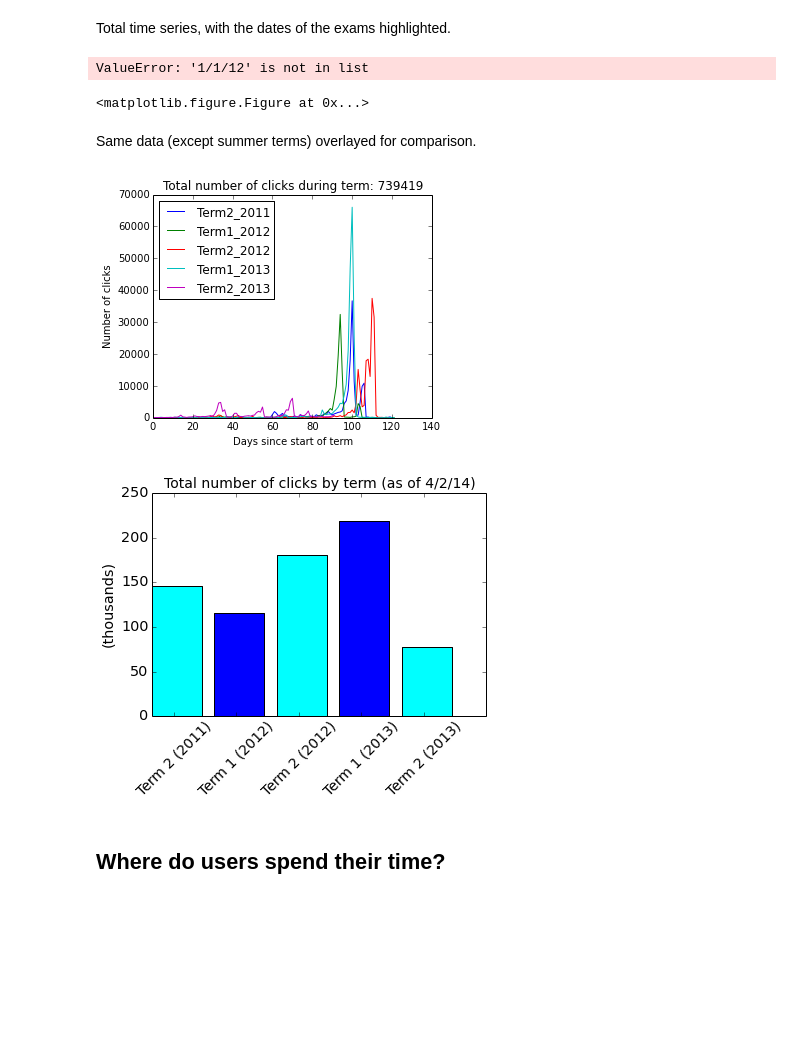
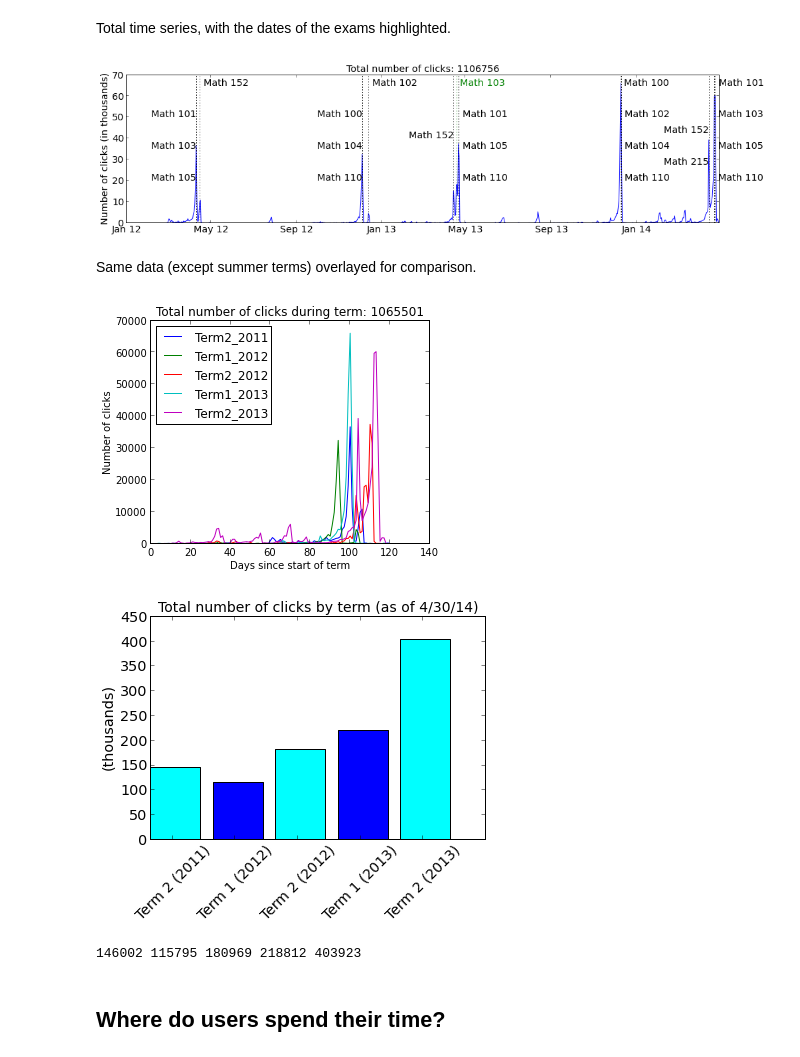
Before and after one commit to MathEducationResources/google-analytics, a Jupyter notebook: mer_py_google_analytics.ipynb, the cells around one changed output. Cells and saved outputs as stored; diff of their text form; code cells hidden in the pictures; blank space fills up the shorter version.

```diff
--- a/mer_py_google_analytics.ipynb
+++ b/mer_py_google_analytics.ipynb
@@ -29,7 +29,7 @@ Populating the interactive namespace from numpy and matplotlib
 # %% [markdown]
 Load data set, then do some clean up to reduce down to only valid course names.
 # %%
-dict_all,date_clicks,num_clicks = data_to_dict_clickdates_clickscount('MER_201404.csv')
+dict_all,date_clicks,num_clicks = data_to_dict_clickdates_clickscount('MER_20140430.csv')
 clean_dict(dict_all,['MATH100','MATH101','MATH102','MATH103','MATH104','MATH105','MATH110','MATH152','MATH215','MATH220','MATH221','MATH257'])
 current_term_dict = dict(dict_all)
 clean_dict(current_term_dict,['MATH101','MATH103','MATH105'])
@@ -46,8 +46,7 @@ plt.figure(figsize(16,4))
 plot_total_clicks_time_series(date_clicks, num_clicks)
 plt.savefig('total_number_of_clicks_time_series.png')
 # %% [output]
-ValueError: '1/1/12' is not in list
-<matplotlib.figure.Figure at 0x...>
+[figure, added]
 # %% [markdown]
 Same data (except summer terms) overlayed for comparison.
 # %%
@@ -55,7 +54,7 @@ Term2_2011 = num_clicks[date_clicks.index('1/1/12'):date_clicks.index('5/1/12')]
 Term1_2012 = num_clicks[date_clicks.index('9/1/12'):date_clicks.index('1/1/13')]
 Term2_2012 = num_clicks[date_clicks.index('1/1/13'):date_clicks.index('5/1/13')]
 Term1_2013 = num_clicks[date_clicks.index('9/1/13'):date_clicks.index('1/1/14')]
-Term2_2013 = num_clicks[date_clicks.index('1/1/14'):]
+Term2_2013 = num_clicks[date_clicks.index('1/1/14'):date_clicks.index('4/30/14')]
 # %%
 plt.figure(figsize(5,4))
 plot_clicks(Term2_2011)
@@ -67,30 +66,34 @@ plt.legend(['Term2_2011','Term1_2012','Term2_2012','Term1_2013','Term2_2013'],'u
 plt.title('Total number of clicks during term: ' + str(sum(Term2_2011) + sum(Term1_2012) + sum(Term2_2012) + sum(Term1_2013) + sum(Term2_2013)))
 plt.savefig('total_number_of_clicks_overlay.png')
 # %% [output]
-[figure, old version]
+[figure, new version]
 # %%
 fig = plt.figure(figsize(6,4))
 ax = fig.add_subplot(111)
 plt.bar(np.arange(5),[sum(Term2_2011),sum(Term1_2012),sum(Term2_2012),sum(Term1_2013),sum(Term2_2013)], color=['cyan','blue','cyan','blue','cyan'])
 xTickMarks = ['Term 2 (2011)','Term 1 (2012)','Term 2 (2012)','Term 1 (2013)','Term 2 (2013)']
 ind = np.arange(6)
 ax.set_xticks(ind+0.35)
 xtickNames = ax.set_xticklabels(xTickMarks)
 plt.ylabel('(thousands)', size='x-large')
 plt.setp(xtickNames, rotation=45, fontsize=14)
 plt.title('Total number of clicks by term (as of ' + str(date_clicks[-1]) + ')',size=14)
 
 #Express the y-labels in terms of thousands of clicks. (DOESN'T WORK YET!)
 #v = ax.get_yticklabels()
 #ylabs = list();
 #for k in range(0,len(v)):
 #    ylabs.append(str(int(v[k].get_text())/1000))
 
-plt.gca().set_yticklabels(['0','50','100','150','200','250'],size='x-large')
+plt.gca().set_yticklabels(['0','50','100','150','200','250', '300', '350', '400', '450'],size='x-large')
 plt.savefig('total_number_of_clicks_bar.png')
 plt.show()
 # %% [output]
-[figure, old version]
+[figure, new version]
+# %%
+print sum(Term2_2011),sum(Term1_2012),sum(Term2_2012),sum(Term1_2013),sum(Term2_2013)
+# %% [output]
+146002 115795 180969 218812 403923
 # %% [markdown]
 ## Where do users spend their time?
 # %% [markdown]
```
Also changed, not shown: parts of 5 cells of this notebook, 2 other files.
